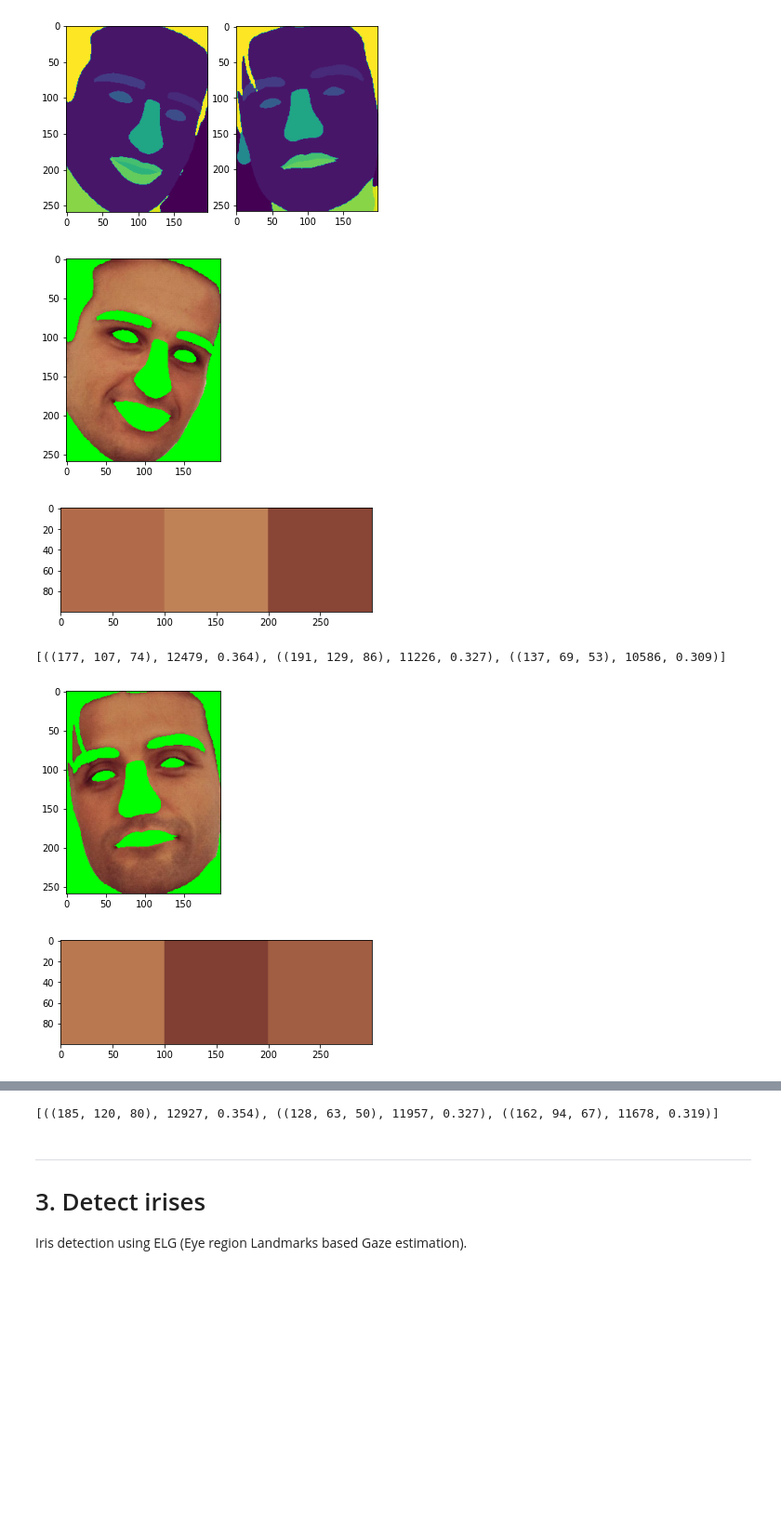
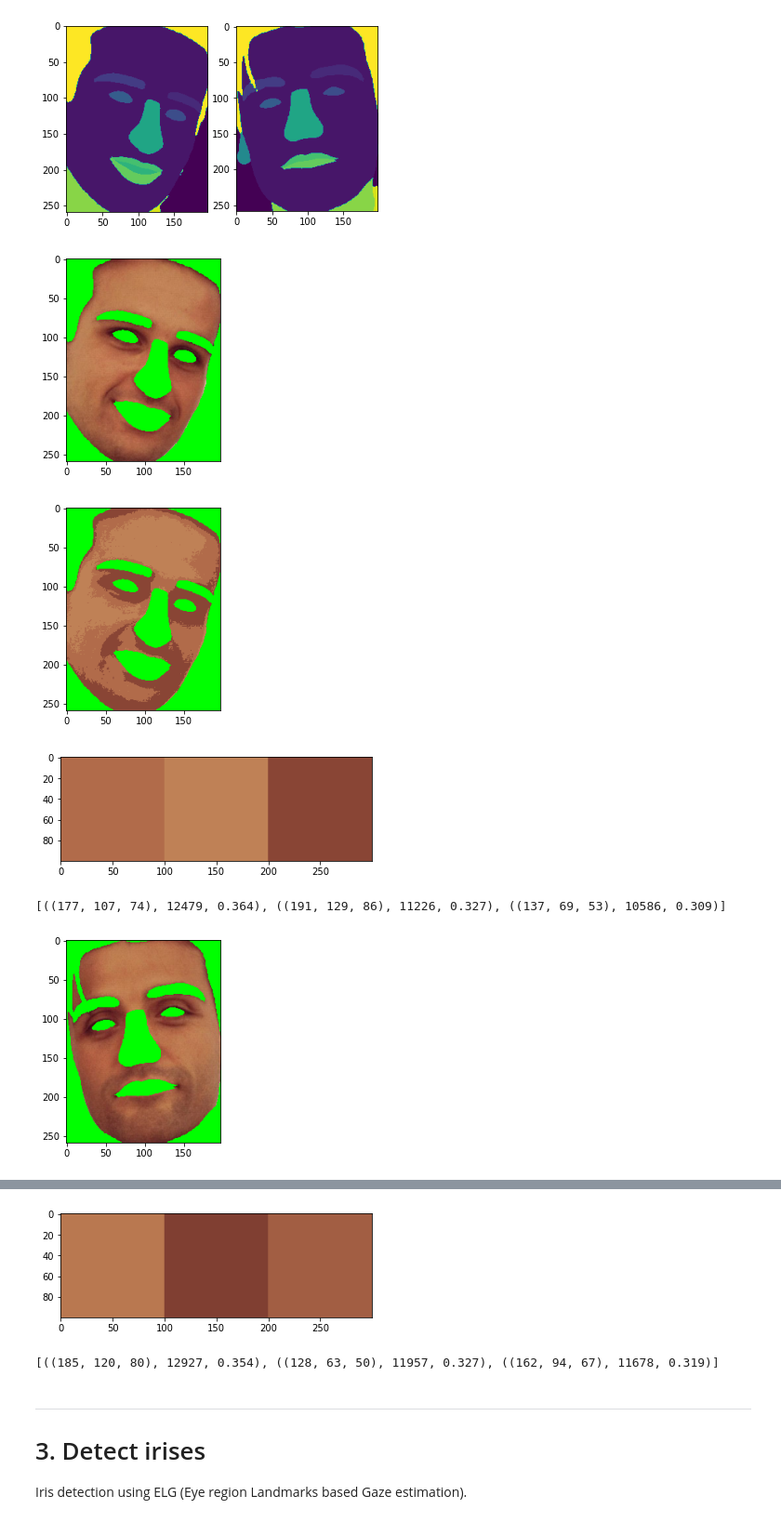
Before and after one commit to eyaler/face_toolbox_keras, a Jupyter notebook: demo.ipynb, the cells around one changed output, grey strips where cells are left out. Shown at 93% size. Cells and saved outputs as stored; diff of their text form; code cells hidden in the pictures; blank space fills up the shorter version.

```diff
--- a/demo.ipynb
+++ b/demo.ipynb
@@ -182,7 +201,10 @@ plt.show()
 
 from PIL import Image
 skin = Image.fromarray(skin)
-colors = skin.quantize(colors=num_colors+1).convert('RGB').getcolors()
+colors = skin.quantize(colors=num_colors+1).convert('RGB')
+plt.imshow(colors)
+plt.show()
+colors = colors.getcolors()
 colors = sorted([color for color in colors if color[1] != (0,255,0)], reverse=True)
 s = sum(color[0] for color in colors)
 colors = [(color[1], color[0], round(color[0]/s, 3)) for color in colors if color[0] >= s*min_color_frac]
@@ -233,26 +256,29 @@ for i in range(num_faces):
 # %%
 # Skin color:
 
 num_colors =  3#@param {type: "integer"}
 min_color_frac = 0.05 #@param {type: "slider", step:0.01, max:1}
 
 for out, face in zip(outs, faces):
   skin = np.where(out[..., None] == 1, face, (0,255,0)).astype(np.uint8)
   plt.imshow(skin)
   plt.show()
 
   skin = Image.fromarray(skin)
-  colors = skin.quantize(colors=num_colors+1).convert('RGB').getcolors()
+  colors = skin.quantize(colors=num_colors+1).convert('RGB')
+  plt.imshow(colors)
+  plt.show()
+  colors = colors.getcolors()
   colors = sorted([color for color in colors if color[1] != (0,255,0)], reverse=True)
   s = sum(color[0] for color in colors)
   colors = [(color[1], color[0], round(color[0]/s, 3)) for color in colors if color[0] >= s*min_color_frac]
   color_img = np.hstack([np.ones(shape=(100, 100, 3))*np.array(color[0]) for color in colors]).astype(np.uint8)
   plt.imshow(color_img)
   plt.show()
   print(colors)
 # %% [output]
 [figure]
-[figure, old version]
+[figure, new version]
+[figure, new version]
 [((177, 107, 74), 12479, 0.364), ((191, 129, 86), 11226, 0.327), ((137, 69, 53), 10586, 0.309)]
-[figure, old version]
-[figure, old version]
+[figure, new version]
@@ -259,3 +286,4 @@ for out, face in zip(outs, faces):
+[figure, added]
 [((185, 120, 80), 12927, 0.354), ((128, 63, 50), 11957, 0.327), ((162, 94, 67), 11678, 0.319)]
 # %% [markdown]
 ---
```
Also changed, not shown: parts of 10 cells of this notebook.
